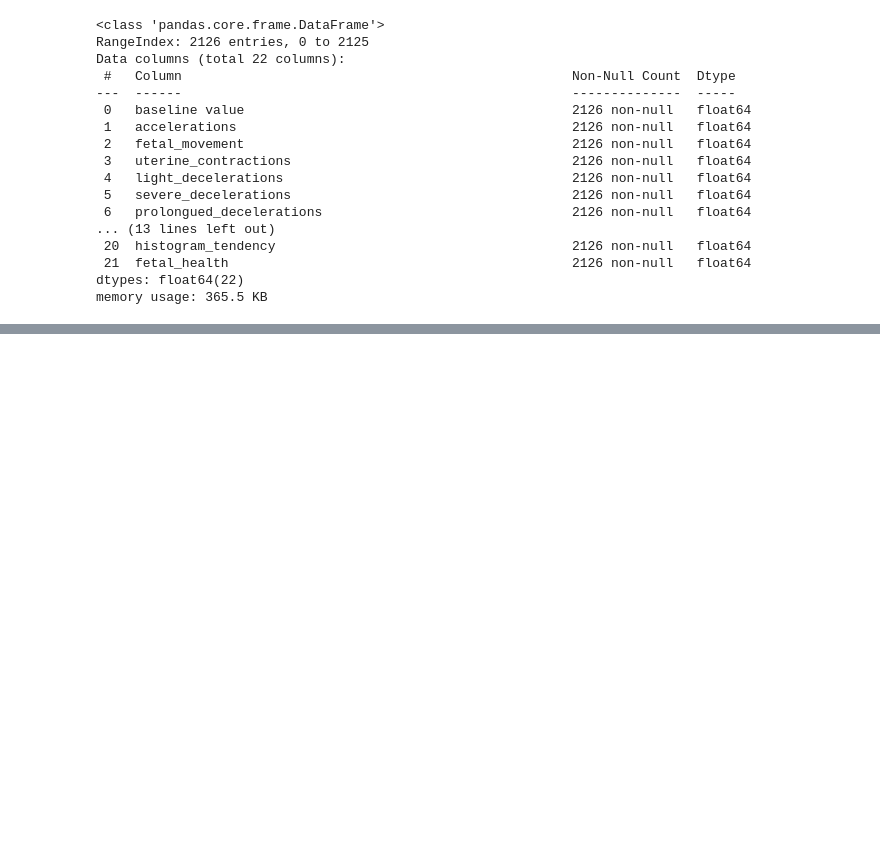
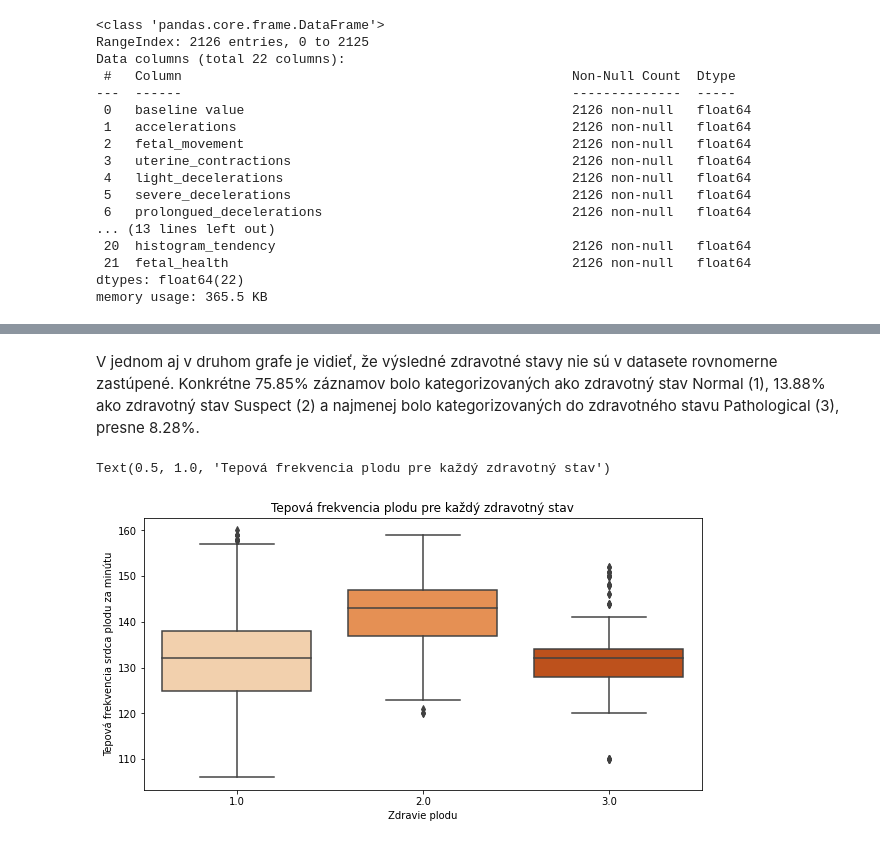
Before and after one commit to georgeob/Drzik_NS2021, a Jupyter notebook: Drzik_NS2021.ipynb, the cells around one changed output, grey strips where cells are left out. Drawn from its saved outputs; the diff is of its cells as text; code cells hidden in the pictures; blank space fills up the shorter version.

```diff
--- a/Drzik_NS2021.ipynb
+++ b/Drzik_NS2021.ipynb
@@ -111,0 +146,11 @@ Zdroj: https://www.ncbi.nlm.nih.gov/pmc/articles/PMC6822315/
+# %% [markdown]
+V jednom aj v druhom grafe je vidieť, že výsledné zdravotné stavy nie sú v datasete rovnomerne zastúpené. Konkrétne 75.85% záznamov bolo kategorizovaných ako zdravotný stav Normal (1), 13.88% ako zdravotný stav Suspect (2) a najmenej bolo kategorizovaných do zdravotného stavu Pathological (3), presne 8.28%.
+# %%
+plt.figure(figsize=(10,5))
+sns.boxplot(x = data['fetal_health'], y = data['baseline value'], data = data, palette="Oranges")
+plt.xlabel("Zdravie plodu")
+plt.ylabel("Tepová frekvencia srdca plodu za minútu")
+plt.title("Tepová frekvencia plodu pre každý zdravotný stav")
+# %% [output]
+Text(0.5, 1.0, 'Tepová frekvencia plodu pre každý zdravotný stav')
+[figure, added]
```
Also changed, not shown: parts of 6 cells of this notebook.
